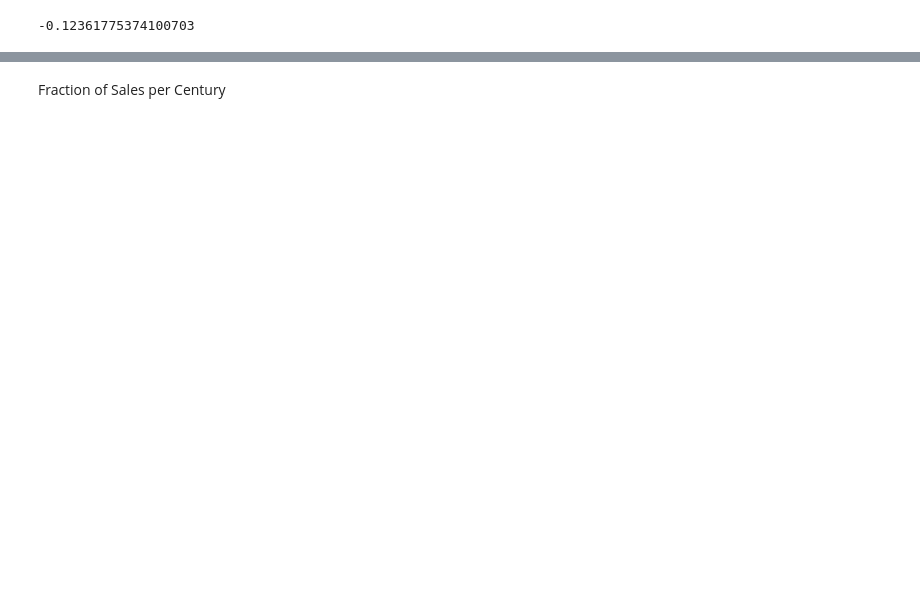
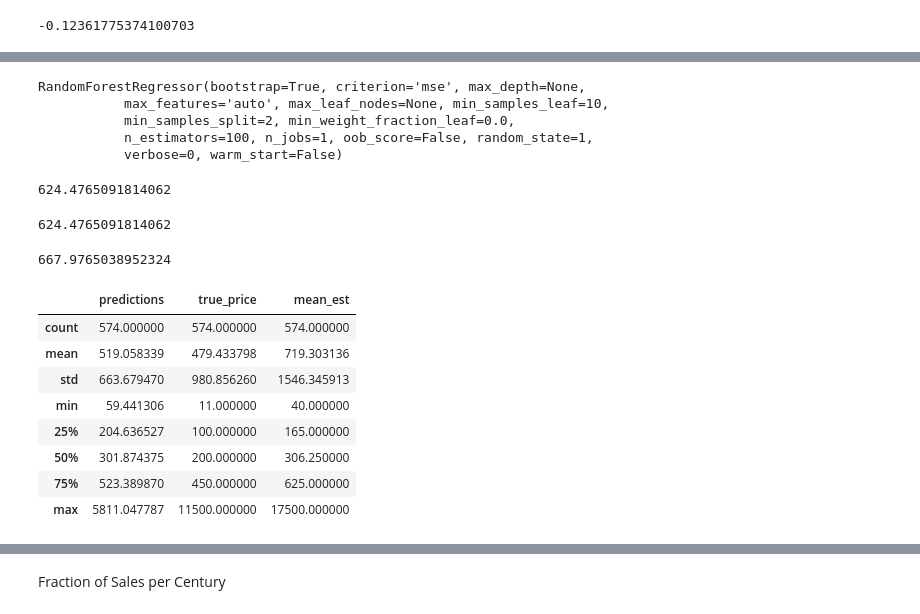
Before and after one commit to hhmb/owascrp, a Jupyter notebook: scrape_test.ipynb, the cells around one changed output, grey strips where cells are left out. Drawn from its saved outputs; the diff is of its cells as text; code cells hidden in the pictures; blank space fills up the shorter version.

```diff
--- a/scrape_test.ipynb
+++ b/scrape_test.ipynb
@@ -207,0 +305,45 @@ np.corrcoef(a, b)[0, 1]
+# %%
+from sklearn.ensemble import RandomForestRegressor
+model = RandomForestRegressor(n_estimators=100, min_samples_leaf=10, random_state=1)
+model.fit(data_train.ix[:,2:], data_train.ix[:,1])
+# %% [output]
+RandomForestRegressor(bootstrap=True, criterion='mse', max_depth=None,
+           max_features='auto', max_leaf_nodes=None, min_samples_leaf=10,
+           min_samples_split=2, min_weight_fraction_leaf=0.0,
+           n_estimators=100, n_jobs=1, oob_score=False, random_state=1,
+           verbose=0, warm_start=False)
+# %%
+from sklearn.metrics import mean_squared_error
+from math import sqrt
+# Make predictions.
+predictions = model.predict(data_test.ix[:,2:])
+# Compute the error.
+sqrt(mean_squared_error(predictions, data_test.ix[:,1])) #RMSE
+# %% [output]
+624.4765091814062
+# %%
+data_cleaner_sold = data_cleaner[data_cleaner['Sold_For']>0]
+mean_est = ((data_cleaner_sold["Estimate_High"][data_cleaner_sold["Auction_No"]==157] + data_cleaner_sold["Estimate_Low"][data_cleaner_sold["Auction_No"]==157])/2)
+# %%
+comp_df = pd.DataFrame.from_items([('predictions', predictions), ('true_price', data_test.ix[:,1]), ('mean_est', mean_est)])
+# %%
+sqrt(mean_squared_error(comp_df['predictions'], comp_df['true_price'])) #RMSE
+# %% [output]
+624.4765091814062
+# %%
+sqrt(mean_squared_error(comp_df['mean_est'], comp_df['true_price'])) #RMSE
+# %% [output]
+667.9765038952324
+# %%
+comp_df = comp_df.sort(['true_price'], ascending=[1])
+comp_df.describe()
+# %% [output]
+|  | predictions | true_price | mean_est |
+| count | 574.000000 | 574.000000 | 574.000000 |
+| mean | 519.058339 | 479.433798 | 719.303136 |
+| std | 663.679470 | 980.856260 | 1546.345913 |
+| min | 59.441306 | 11.000000 | 40.000000 |
+| 25% | 204.636527 | 100.000000 | 165.000000 |
+| 50% | 301.874375 | 200.000000 | 306.250000 |
+| 75% | 523.389870 | 450.000000 | 625.000000 |
+| max | 5811.047787 | 11500.000000 | 17500.000000 |
```
Also changed, not shown: parts of 24 cells of this notebook, 2 other files.
